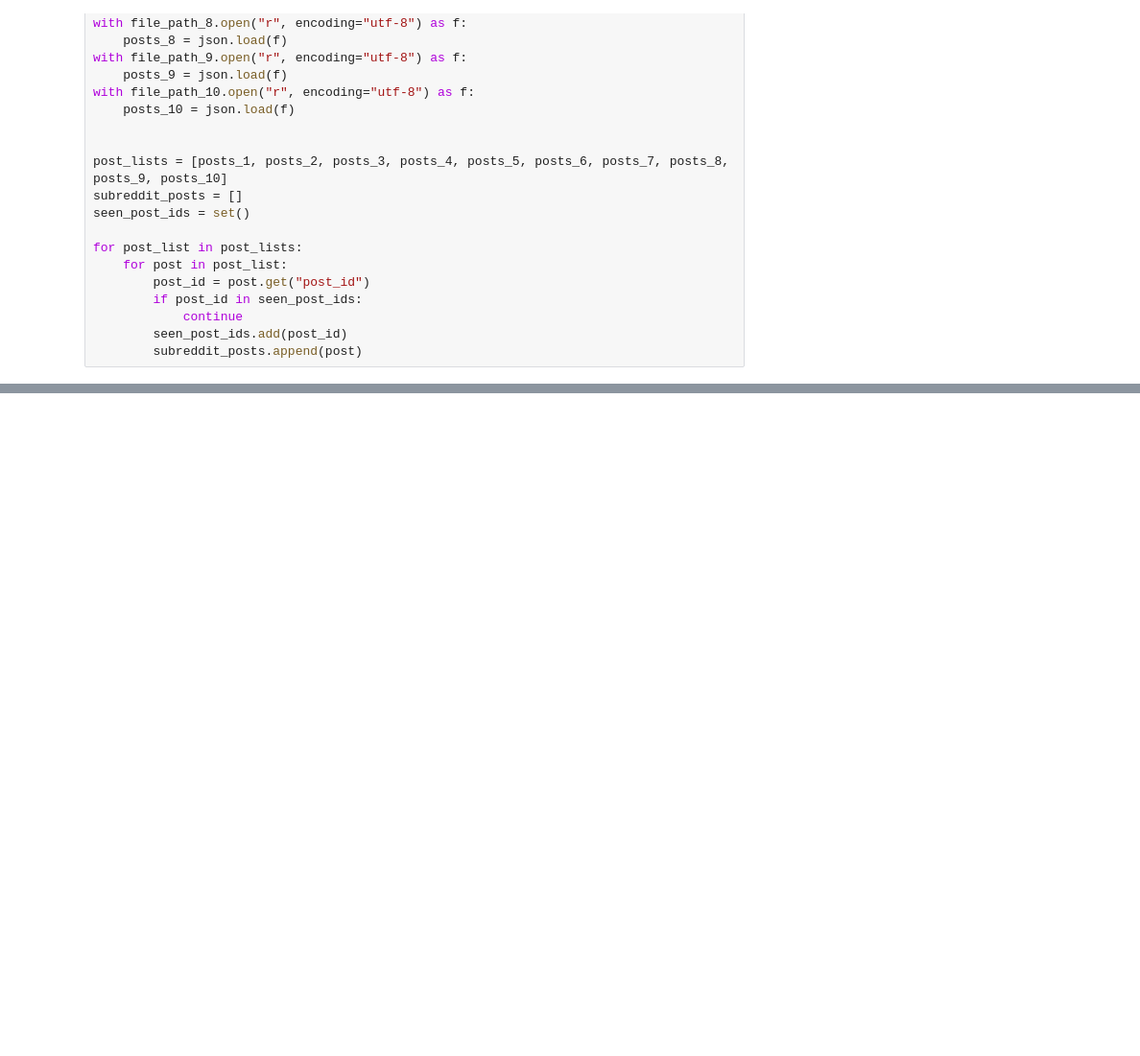
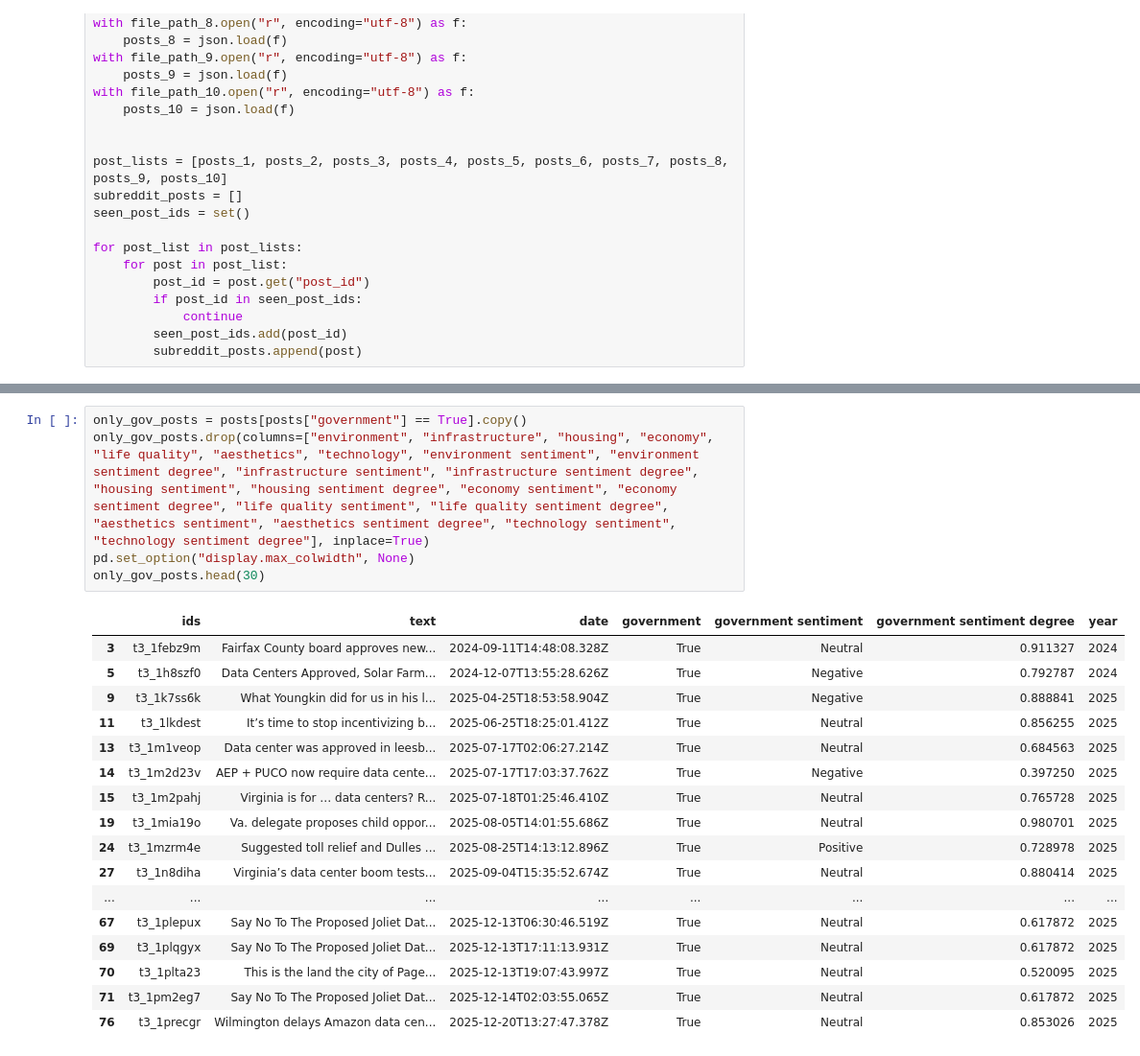
Before and after one commit to miaknatali/sentiment_analysis, a Jupyter notebook: reddit_across_subreddits_analysis/across_subreddits_ABSA_analysis/subreddits_ABSA.ipynb, the cells around one changed output, grey strips where cells are left out. Shown at 96% size. Cells and saved outputs as stored; diff of their text form; blank space fills up the shorter version.

```diff
--- a/reddit_across_subreddits_analysis/across_subreddits_ABSA_analysis/subreddits_ABSA.ipynb
+++ b/reddit_across_subreddits_analysis/across_subreddits_ABSA_analysis/subreddits_ABSA.ipynb
@@ -377,3 +421,26 @@ Index(['ids', 'text', 'date', 'environment', 'infrastructure', 'housing',
+# %%
+only_gov_posts = posts[posts["government"] == True].copy()
+only_gov_posts.drop(columns=["environment", "infrastructure", "housing", "economy", "life quality", "aesthetics", "technology", "environment sentiment", "environment sentiment degree", "infrastructure sentiment", "infrastructure sentiment degree", "housing sentiment", "housing sentiment degree", "economy sentiment", "economy sentiment degree", "life quality sentiment", "life quality sentiment degree", "aesthetics sentiment", "aesthetics sentiment degree", "technology sentiment", "technology sentiment degree"], inplace=True)
+pd.set_option("display.max_colwidth", None)
+only_gov_posts.head(30)
+# %% [output]
+|  | ids | text | date | government | government sentiment | government sentiment degree | year |
+| 3 | t3_1febz9m | Fairfax County board approves new... | 2024-09-11T14:48:08.328Z | True | Neutral | 0.911327 | 2024 |
+| 5 | t3_1h8szf0 | Data Centers Approved, Solar Farm... | 2024-12-07T13:55:28.626Z | True | Negative | 0.792787 | 2024 |
+| 9 | t3_1k7ss6k | What Youngkin did for us in his l... | 2025-04-25T18:53:58.904Z | True | Negative | 0.888841 | 2025 |
+| 11 | t3_1lkdest | It’s time to stop incentivizing b... | 2025-06-25T18:25:01.412Z | True | Neutral | 0.856255 | 2025 |
+| 13 | t3_1m1veop | Data center was approved in leesb... | 2025-07-17T02:06:27.214Z | True | Neutral | 0.684563 | 2025 |
+| 14 | t3_1m2d23v | AEP + PUCO now require data cente... | 2025-07-17T17:03:37.762Z | True | Negative | 0.397250 | 2025 |
+| 15 | t3_1m2pahj | Virginia is for … data centers? R... | 2025-07-18T01:25:46.410Z | True | Neutral | 0.765728 | 2025 |
+| 19 | t3_1mia19o | Va. delegate proposes child oppor... | 2025-08-05T14:01:55.686Z | True | Neutral | 0.980701 | 2025 |
+| 24 | t3_1mzrm4e | Suggested toll relief and Dulles ... | 2025-08-25T14:13:12.896Z | True | Positive | 0.728978 | 2025 |
+| 27 | t3_1n8diha | Virginia’s data center boom tests... | 2025-09-04T15:35:52.674Z | True | Neutral | 0.880414 | 2025 |
+| ... | ... | ... | ... | ... | ... | ... | ... |
+| 67 | t3_1plepux | Say No To The Proposed Joliet Dat... | 2025-12-13T06:30:46.519Z | True | Neutral | 0.617872 | 2025 |
+| 69 | t3_1plqgyx | Say No To The Proposed Joliet Dat... | 2025-12-13T17:11:13.931Z | True | Neutral | 0.617872 | 2025 |
+| 70 | t3_1plta23 | This is the land the city of Page... | 2025-12-13T19:07:43.997Z | True | Neutral | 0.520095 | 2025 |
+| 71 | t3_1pm2eg7 | Say No To The Proposed Joliet Dat... | 2025-12-14T02:03:55.065Z | True | Neutral | 0.617872 | 2025 |
+| 76 | t3_1precgr | Wilmington delays Amazon data cen... | 2025-12-20T13:27:47.378Z | True | Neutral | 0.853026 | 2025 |
 # %%
 # calculating average sentiment based on theme:
 # Weigh all posts by their degree in the numerator and denominator, means that the average sentiment will just be +/- 1 if there are only positive or negative themes but other than that does a pretty good job of weighing neutrality
```
Also changed, not shown: parts of 13 cells of this notebook, 16 other files.
